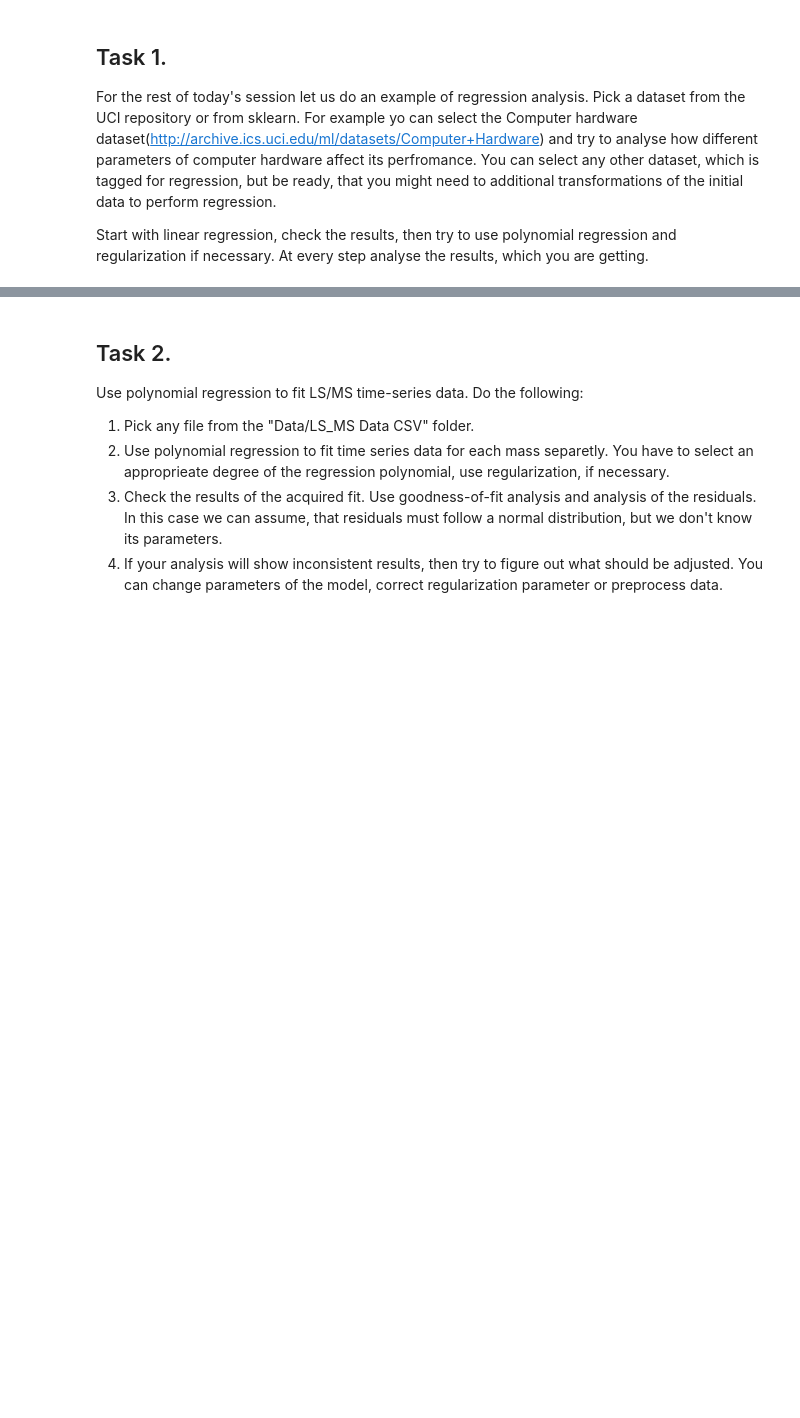
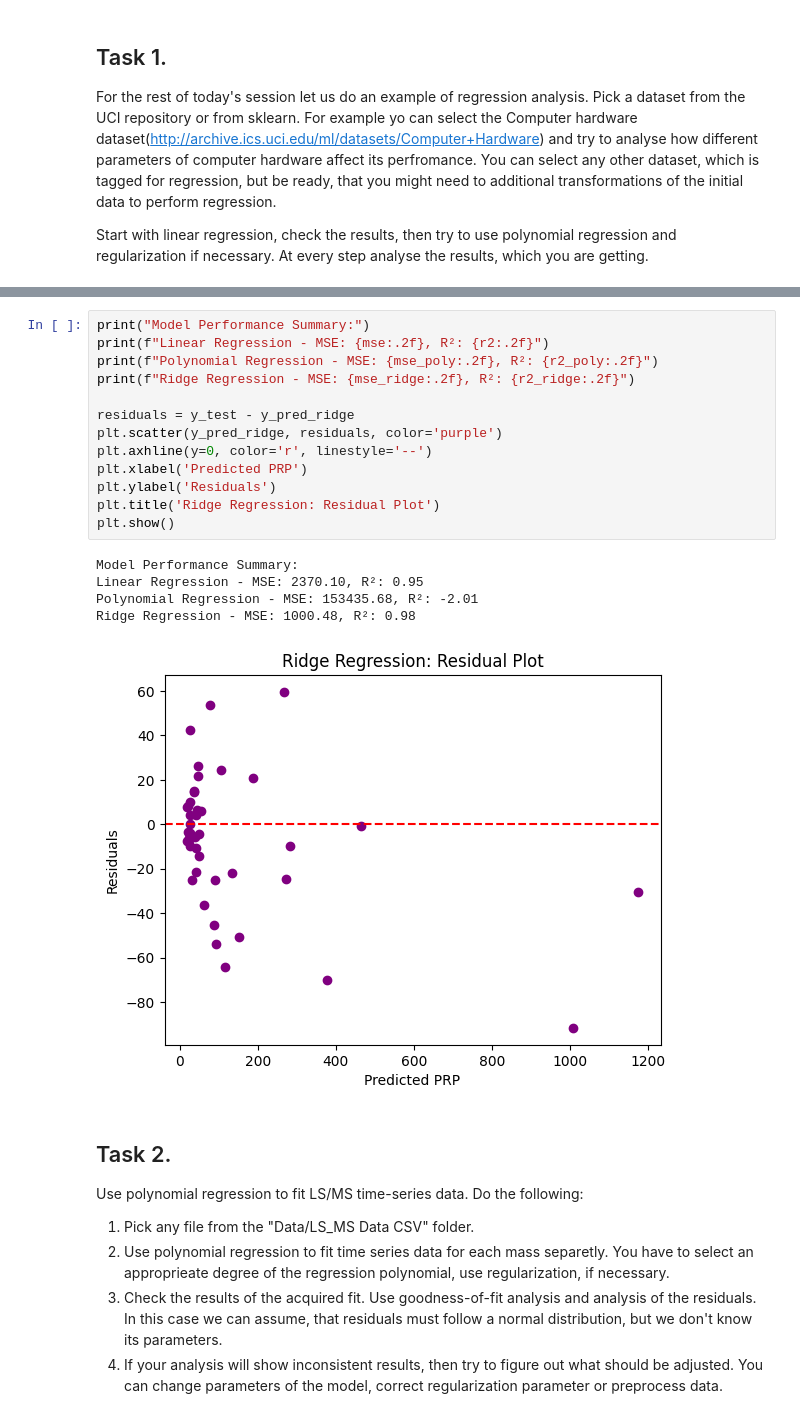
Before and after one commit to tsirleo/PythonDataAnalysis, a Jupyter notebook: Session_09/HW 9 - Regression.ipynb, the cells around one changed output, grey strips where cells are left out. Drawn from its saved outputs; the diff is of its cells as text; blank space fills up the shorter version.

```diff
--- a/Session_09/HW 9 - Regression.ipynb
+++ b/Session_09/HW 9 - Regression.ipynb
@@ -8,3 +157,22 @@ Start with linear regression, check the results, then try to use polynomial regr
+# %%
+print("Model Performance Summary:")
+print(f"Linear Regression - MSE: {mse:.2f}, R²: {r2:.2f}")
+print(f"Polynomial Regression - MSE: {mse_poly:.2f}, R²: {r2_poly:.2f}")
+print(f"Ridge Regression - MSE: {mse_ridge:.2f}, R²: {r2_ridge:.2f}")
+
+residuals = y_test - y_pred_ridge
+plt.scatter(y_pred_ridge, residuals, color='purple')
+plt.axhline(y=0, color='r', linestyle='--')
+plt.xlabel('Predicted PRP')
+plt.ylabel('Residuals')
+plt.title('Ridge Regression: Residual Plot')
+plt.show()
+# %% [output]
+Model Performance Summary:
+Linear Regression - MSE: 2370.10, R²: 0.95
+Polynomial Regression - MSE: 153435.68, R²: -2.01
+Ridge Regression - MSE: 1000.48, R²: 0.98
+[figure, added]
 # %% [markdown]
 ## Task 2.
 Use polynomial regression to fit LS/MS time-series data. Do the following:
```
Also changed, not shown: parts of 22 cells of this notebook.
